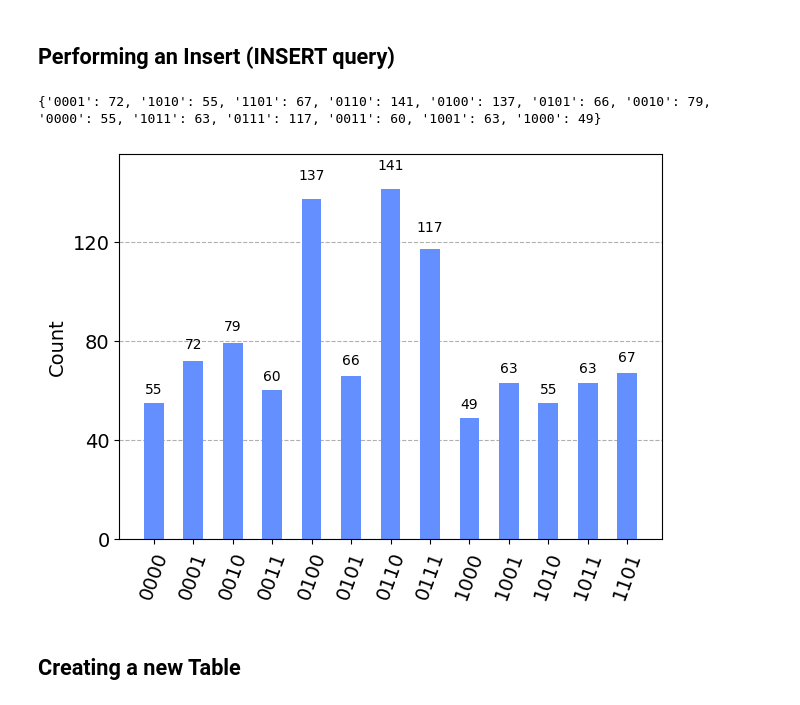
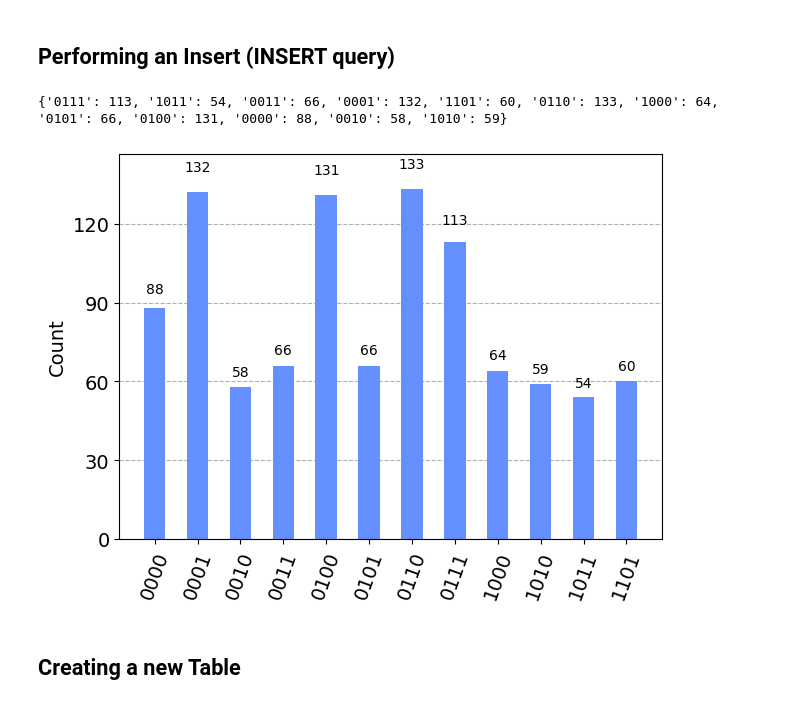
Before and after one commit to SamrutGadde/QuantumDB, a Jupyter notebook: db.ipynb, the cells around one changed output. Cells and saved outputs as stored; diff of their text form; code cells hidden in the pictures.

```diff
--- a/db.ipynb
+++ b/db.ipynb
@@ -170,10 +170,6 @@ def insert():
     qc.x(qaRegs)
     qc.mcx(qaRegs, aux)
     qc.x(qaRegs)
-
-    qc.x(qaRegs[1:])
-    qc.mcx(qaRegs, aux)
-    qc.x(qaRegs[1:])
 
     qc.x(qaRegs[2:] + [qaRegs[0]])
     qc.mcx(qaRegs, aux)
@@ -211,35 +207,35 @@ def insert():
     qc.mcx(qaRegs, aux)
     qc.x([qaRegs[1], qaRegs[3]])
 
     qc.barrier()
 
     # Stage 3
     qc.x(qaRegs[0:3])
     qc.mcx(qaRegs[:] + aux[:], qbRegs[2])
     qc.x(qaRegs[0:3])
 
     # Stage 4
     qc.x(qaRegs[0:3])
     qc.mcx(qaRegs, aux)
     qc.x(qaRegs[0:3])
 
     qc.draw(output='mpl')
     qc.measure(qaRegs, cr)
 
     return qc
 
 insertCircuit = insert()
 insertCircuit.draw(output='mpl')
 
 backend = Aer.get_backend('qasm_simulator')
 job = execute(insertCircuit, backend, shots=1024)
 result = job.result()
 counts = result.get_counts()
 print(counts)
 plot_histogram(counts)
 # %% [output]
-{'0001': 72, '1010': 55, '1101': 67, '0110': 141, '0100': 137, '0101': 66, '0010': 79, '0000': 55, '1011': 63, '0111': 117, '0011': 60, '1001': 63, '1000': 49}
+{'0111': 113, '1011': 54, '0011': 66, '0001': 132, '1101': 60, '0110': 133, '1000': 64, '0101': 66, '0100': 131, '0000': 88, '0010': 58, '1010': 59}
-[figure, old version]
+[figure, new version]
 # %% [markdown]
 ## Creating a new Table
 # %%
```
Also changed, not shown: parts of 9 cells of this notebook.
